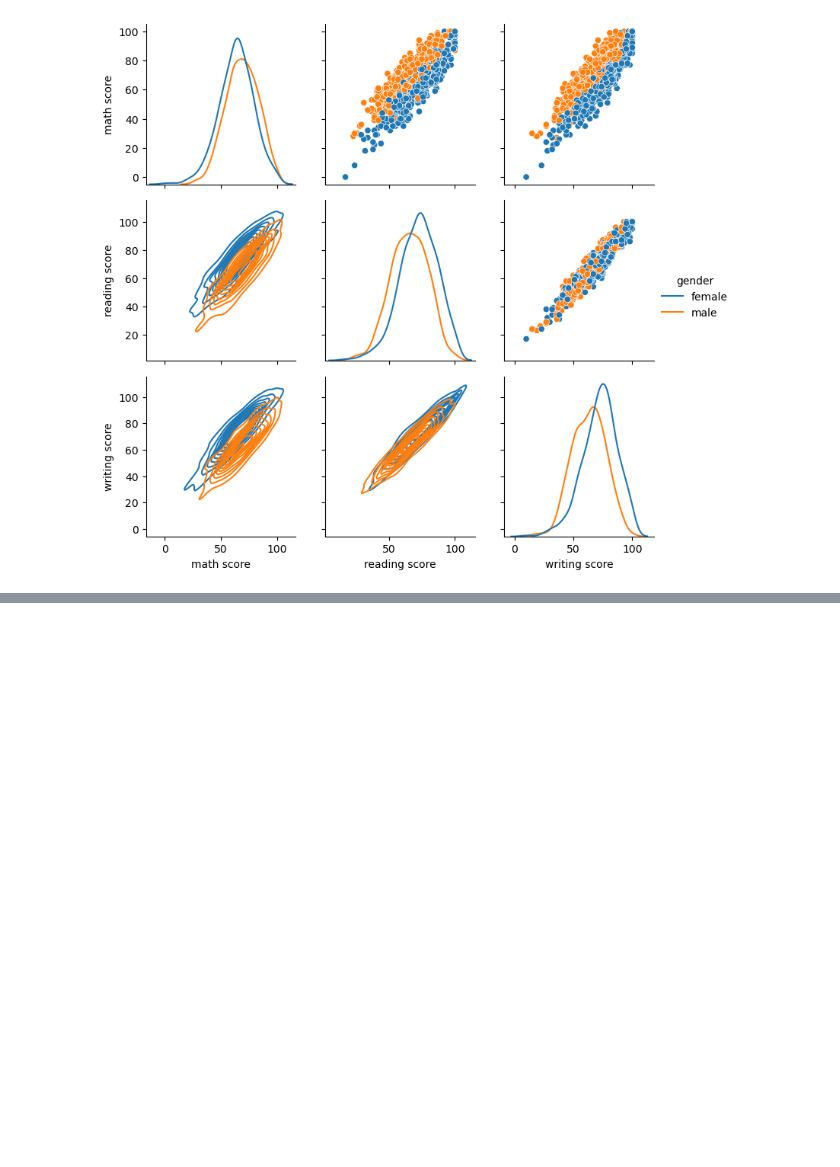
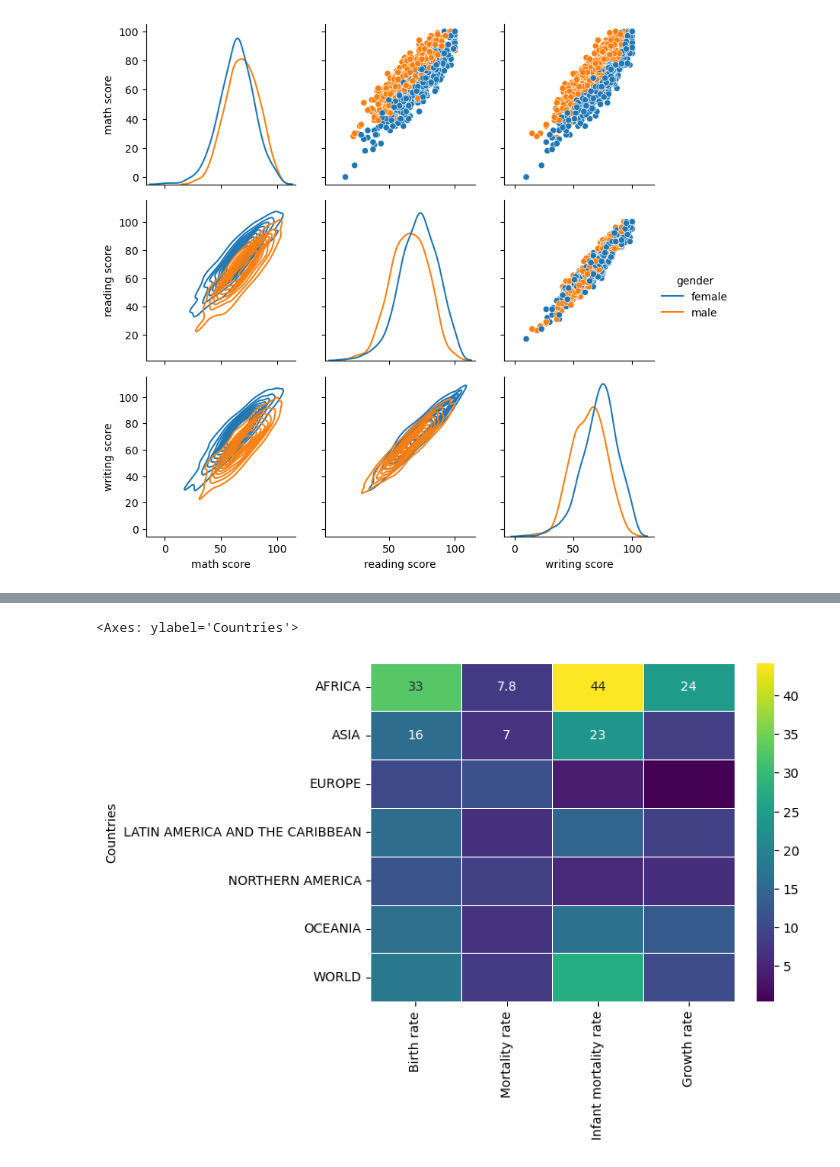
Before and after one commit to JovanTTT/MachineLearning-Course, a Jupyter notebook: Seaborn.ipynb, the cells around one changed output, grey strips where cells are left out. Cells and saved outputs as stored; diff of their text form; code cells hidden in the pictures; blank space fills up the shorter version.

Commit message:
Seaborn Matrix Plots

```diff
--- a/Seaborn.ipynb
+++ b/Seaborn.ipynb
@@ -269,0 +279,2 @@ g = g.add_legend()
+# %%
+df = pd.read_csv('C:\\Users\\jovan\\Desktop\\MachineLearning-Course\\MachineLearning-Course\\Data\\country_table.csv')
@@ -269,0 +292,2 @@ g = g.add_legend()
+# %%
+df = df.set_index('Countries')
@@ -269,0 +306,7 @@ g = g.add_legend()
+# %%
+plt.figure(dpi = 100)
+sns.heatmap(data = df.drop('Life expectancy', axis = 1), linewidth = 0.5, annot = True,
+           cmap = 'viridis')
+# %% [output]
+<Axes: ylabel='Countries'>
+[figure, added]
```
Also changed, not shown: parts of 5 cells of this notebook, 1 other file.
